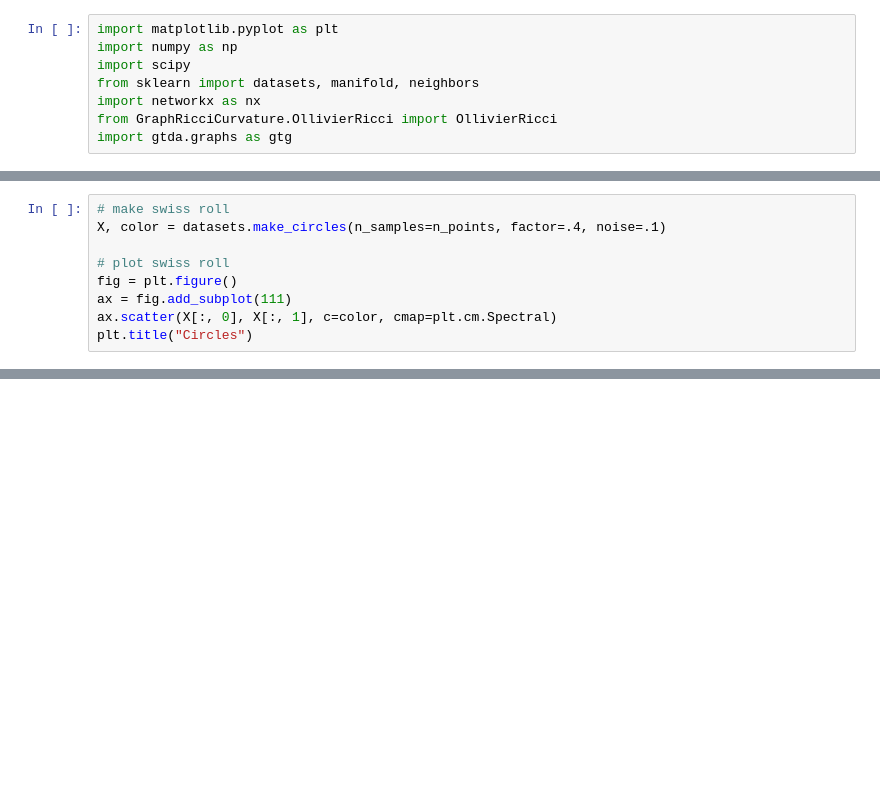
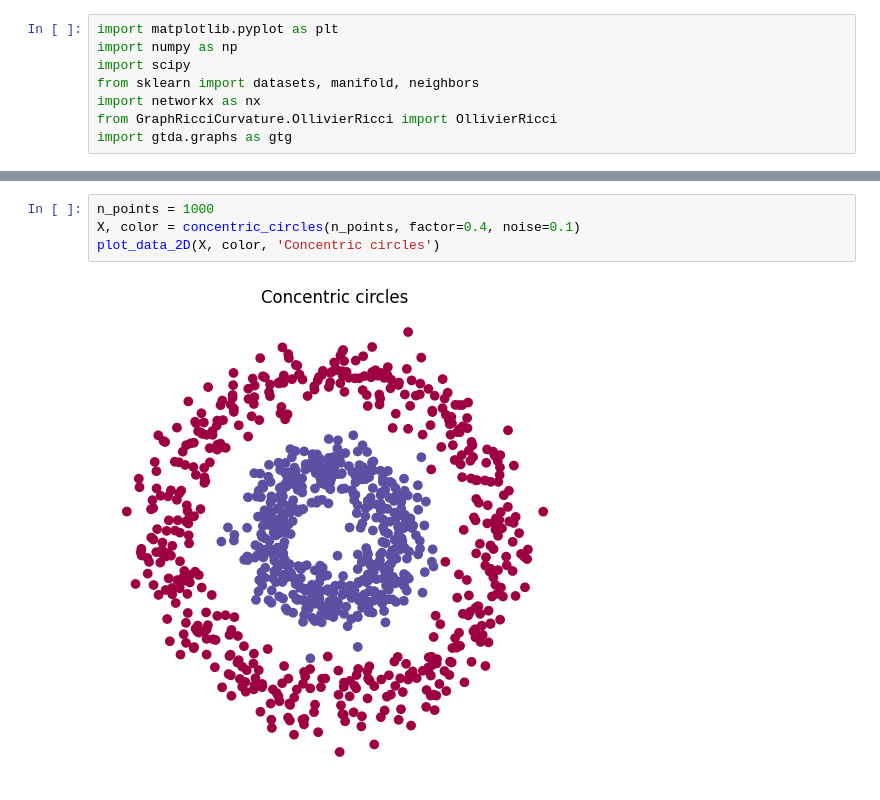
Before and after one commit to TristanSaidi/orcml, a Jupyter notebook: orcml.ipynb, the cells around one changed output, grey strips where cells are left out. Drawn from its saved outputs; the diff is of its cells as text; blank space fills up the shorter version.

```diff
--- a/orcml.ipynb
+++ b/orcml.ipynb
@@ -12,9 +8,0 @@ graph_type = 'knn'
-# %%
-# make swiss roll
-X, color = datasets.make_circles(n_samples=n_points, factor=.4, noise=.1)
-
-# plot swiss roll
-fig = plt.figure()
-ax = fig.add_subplot(111)
-ax.scatter(X[:, 0], X[:, 1], c=color, cmap=plt.cm.Spectral)
-plt.title("Circles")
@@ -343,0 +294,6 @@ Number of components: 1
+# %%
+n_points = 1000
+X, color = concentric_circles(n_points, factor=0.4, noise=0.1)
+plot_data_2D(X, color, 'Concentric circles')
+# %% [output]
+[figure, added]
```
Also changed, not shown: parts of 28 cells of this notebook.
